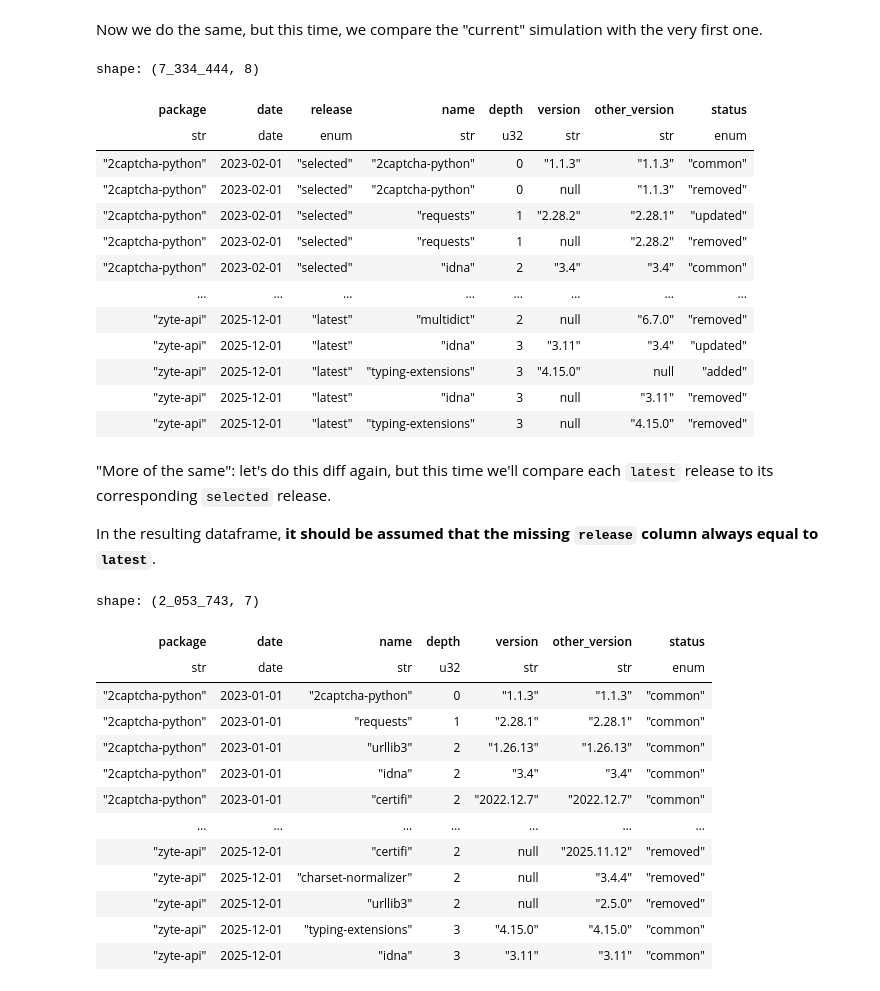
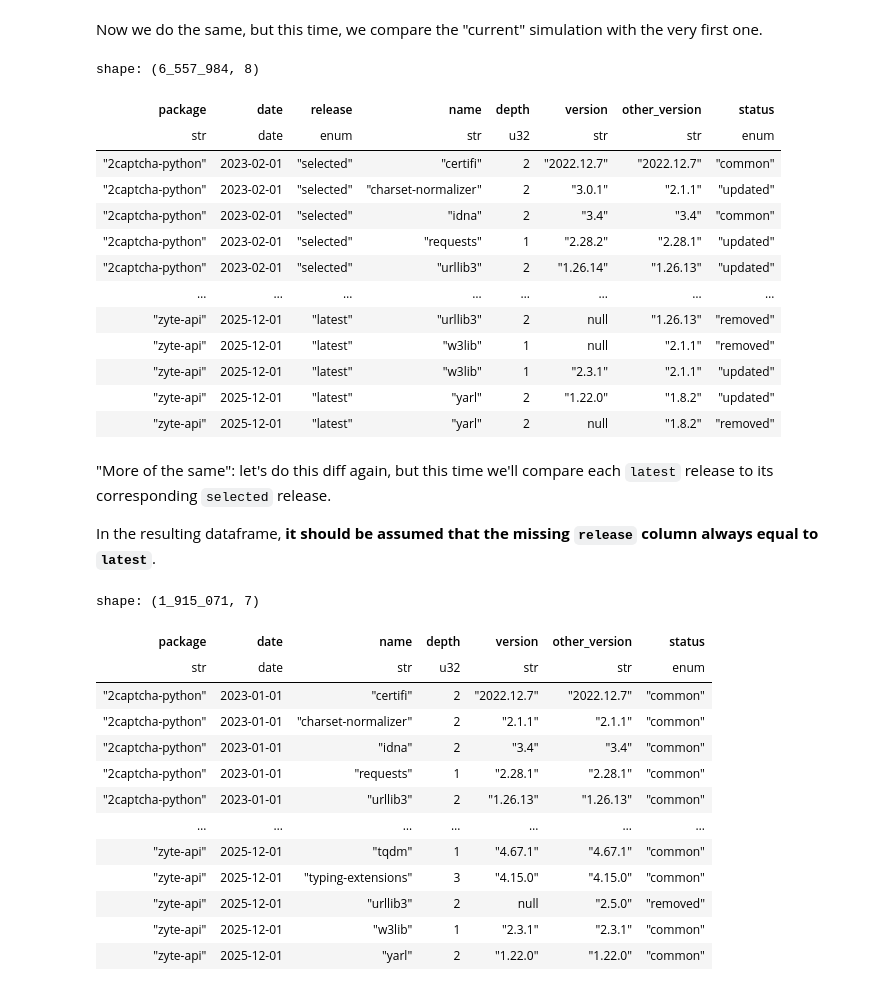
Before and after one commit to AlexandreDecan/secos-pypitree, a Jupyter notebook: notebooks/Compute dependency tree diffs.ipynb, the cells around one changed output. Cells and saved outputs as stored; diff of their text form; code cells hidden in the pictures.

Commit message:
Fix issue in computing diffs

```diff
--- a/notebooks/Compute dependency tree diffs.ipynb
+++ b/notebooks/Compute dependency tree diffs.ipynb
@@ -40,7 +40,8 @@ df_deps = (
     .agg(
         pl.all().sort_by(pl.col('depth')).first(),
     )
-    .select('package', 'date', 'release', pl.col('version').filter(pl.col('depth') == pl.lit(0)).first().over('package', 'release', 'date').alias('release_name'), 'name', 'version', 'depth', 'size')
+    .select('package', 'release', 'date', pl.col('version').filter(pl.col('depth') == pl.lit(0)).first().over('package', 'release', 'date').alias('release_name'), 'name', 'version', 'depth', 'size')
+    .sort('package', 'release', 'date', 'name')
     .collect()
 )
 
@@ -116,47 +123,64 @@ df_diffs.write_parquet('../data/deps_diffs.parquet')
 # %% [markdown]
 Now we do the same, but this time, we compare the "current" simulation with the very first one.
 # %%
-df_diffs_initial= (
+df_diffs_initial = (
     df_deps
     # Get date of first simulation
     .with_columns(
-        prev_date=pl.col('date').min().over('package', 'release')
+        prev_date=pl.col('date').min()
     )
     .join(
-        other=df_deps,
+        other=(
+             # Let's pretend all simulations have the set of dependencies of the initial one
+            df_deps
+            .filter(date=pl.col('date').min())
+            .select(pl.exclude('date'))
+            .join(
+                df_deps.unique('date').sort('date').select(
+                    pl.col('date'),
+                    pl.col('date').shift(1).alias('prev_date'),
+                    pl.col('date').shift(-1).alias('next_date'),
+                ),
+                how='cross'
+            )
+        ),
         left_on=['package', 'prev_date', 'release', 'name'],
         right_on=['package', 'date', 'release', 'name'],
         how='full',
+        coalesce=True,
     )
     .select(
-        *[pl.coalesce(col, f'{col}_right') for col in ['package', 'date', 'release', 'name', 'depth']],
+        'package', pl.coalesce('date', 'next_date'), 'release', 'name',
+        pl.coalesce('depth', 'depth_right'),
         pl.col('version'),
         pl.col('version_right').alias('other_version'),
         status=pl.when(pl.col('version').is_null()).then(pl.lit('removed'))
             .when(pl.col('version_right').is_null()).then(pl.lit('added'))
             .when(pl.col('version') == pl.col('version_right')).then(pl.lit('common'))
             .otherwise(pl.lit('updated')).cast(pl.Enum(['common', 'updated', 'added', 'removed'])),
     )
-    .sort('package', 'release', 'date', 'depth', 'status')
     # Remove first snapshot, since everything is "common" there!
     .filter(pl.col('date') != pl.col('date').min())
+    # Remove current package as a dependency
+    .filter(pl.col('depth') > 0)
+    .sort('package', 'release', 'date', 'name')
 )
 df_diffs_initial
 # %% [output]
-shape: (7_334_444, 8)
+shape: (6_557_984, 8)
 | package | date | release | name | depth | version | other_version | status |
 | str | date | enum | str | u32 | str | str | enum |
-| "2captcha-python" | 2023-02-01 | "selected" | "2captcha-python" | 0 | "1.1.3" | "1.1.3" | "common" |
-| "2captcha-python" | 2023-02-01 | "selected" | "2captcha-python" | 0 | null | "1.1.3" | "removed" |
+| "2captcha-python" | 2023-02-01 | "selected" | "certifi" | 2 | "2022.12.7" | "2022.12.7" | "common" |
+| "2captcha-python" | 2023-02-01 | "selected" | "charset-normalizer" | 2 | "3.0.1" | "2.1.1" | "updated" |
+| "2captcha-python" | 2023-02-01 | "selected" | "idna" | 2 | "3.4" | "3.4" | "common" |
 | "2captcha-python" | 2023-02-01 | "selected" | "requests" | 1 | "2.28.2" | "2.28.1" | "updated" |
-| "2captcha-python" | 2023-02-01 | "selected" | "requests" | 1 | null | "2.28.2" | "removed" |
-| "2captcha-python" | 2023-02-01 | "selected" | "idna" | 2 | "3.4" | "3.4" | "common" |
+| "2captcha-python" | 2023-02-01 | "selected" | "urllib3" | 2 | "1.26.14" | "1.26.13" | "updated" |
 | … | … | … | … | … | … | … | … |
-| "zyte-api" | 2025-12-01 | "latest" | "multidict" | 2 | null | "6.7.0" | "removed" |
-| "zyte-api" | 2025-12-01 | "latest" | "idna" | 3 | "3.11" | "3.4" | "updated" |
-| "zyte-api" | 2025-12-01 | "latest" | "typing-extensions" | 3 | "4.15.0" | null | "added" |
-| "zyte-api" | 2025-12-01 | "latest" | "idna" | 3 | null | "3.11" | "removed" |
-| "zyte-api" | 2025-12-01 | "latest" | "typing-extensions" | 3 | null | "4.15.0" | "removed" |
+| "zyte-api" | 2025-12-01 | "latest" | "urllib3" | 2 | null | "1.26.13" | "removed" |
+| "zyte-api" | 2025-12-01 | "latest" | "w3lib" | 1 | null | "2.1.1" | "removed" |
+| "zyte-api" | 2025-12-01 | "latest" | "w3lib" | 1 | "2.3.1" | "2.1.1" | "updated" |
+| "zyte-api" | 2025-12-01 | "latest" | "yarl" | 2 | "1.22.0" | "1.8.2" | "updated" |
+| "zyte-api" | 2025-12-01 | "latest" | "yarl" | 2 | null | "1.8.2" | "removed" |
 # %%
 df_diffs_initial.write_parquet('../data/deps_diffs_origin.parquet')
 # %% [markdown]
@@ -169,12 +193,13 @@ df_diffs_latest = (
     .filter(pl.col('release') == 'latest')
     .join(
         other=df_deps.filter(pl.col('release') == 'selected'),
-        left_on=['package', 'date', 'name'],
-        right_on=['package', 'date', 'name'],
+        on=['package', 'date', 'name'],
         how='full',
+        coalesce=True,
     )
     .select(
-        *[pl.coalesce(col, f'{col}_right') for col in ['package', 'date', 'name', 'depth']],
+        'package', 'date', 'name',
+        pl.coalesce('depth', 'depth_right'),
         pl.col('version'),
         pl.col('version_right').alias('other_version'),
         status=pl.when(pl.col('version').is_null()).then(pl.lit('removed'))
@@ -182,23 +207,25 @@ df_diffs_latest = (
             .when(pl.col('version') == pl.col('version_right')).then(pl.lit('common'))
             .otherwise(pl.lit('updated')).cast(pl.Enum(['common', 'updated', 'added', 'removed'])),
     )
-    .sort('package', 'date', 'depth', 'status')
+    # Remove current package as a dependency
+    .filter(pl.col('depth') > 0)
+    .sort('package', 'date', 'name')
 )
 df_diffs_latest
 # %% [output]
-shape: (2_053_743, 7)
+shape: (1_915_071, 7)
 | package | date | name | depth | version | other_version | status |
 | str | date | str | u32 | str | str | enum |
-| "2captcha-python" | 2023-01-01 | "2captcha-python" | 0 | "1.1.3" | "1.1.3" | "common" |
+| "2captcha-python" | 2023-01-01 | "certifi" | 2 | "2022.12.7" | "2022.12.7" | "common" |
+| "2captcha-python" | 2023-01-01 | "charset-normalizer" | 2 | "2.1.1" | "2.1.1" | "common" |
+| "2captcha-python" | 2023-01-01 | "idna" | 2 | "3.4" | "3.4" | "common" |
 | "2captcha-python" | 2023-01-01 | "requests" | 1 | "2.28.1" | "2.28.1" | "common" |
 | "2captcha-python" | 2023-01-01 | "urllib3" | 2 | "1.26.13" | "1.26.13" | "common" |
-| "2captcha-python" | 2023-01-01 | "idna" | 2 | "3.4" | "3.4" | "common" |
-| "2captcha-python" | 2023-01-01 | "certifi" | 2 | "2022.12.7" | "2022.12.7" | "common" |
 | … | … | … | … | … | … | … |
-| "zyte-api" | 2025-12-01 | "certifi" | 2 | null | "2025.11.12" | "removed" |
-| "zyte-api" | 2025-12-01 | "charset-normalizer" | 2 | null | "3.4.4" | "removed" |
+| "zyte-api" | 2025-12-01 | "tqdm" | 1 | "4.67.1" | "4.67.1" | "common" |
+| "zyte-api" | 2025-12-01 | "typing-extensions" | 3 | "4.15.0" | "4.15.0" | "common" |
 | "zyte-api" | 2025-12-01 | "urllib3" | 2 | null | "2.5.0" | "removed" |
-| "zyte-api" | 2025-12-01 | "typing-extensions" | 3 | "4.15.0" | "4.15.0" | "common" |
-| "zyte-api" | 2025-12-01 | "idna" | 3 | "3.11" | "3.11" | "common" |
+| "zyte-api" | 2025-12-01 | "w3lib" | 1 | "2.3.1" | "2.3.1" | "common" |
+| "zyte-api" | 2025-12-01 | "yarl" | 2 | "1.22.0" | "1.22.0" | "common" |
 # %%
 df_diffs_latest.write_parquet('../data/deps_diffs_latest.parquet')
```
Also changed, not shown: parts of 4 cells of this notebook, 4 other files.
